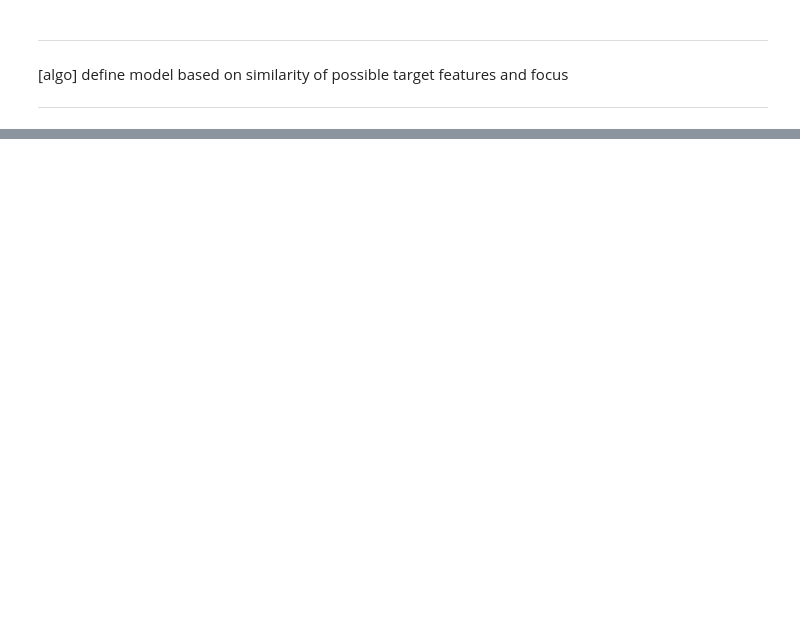
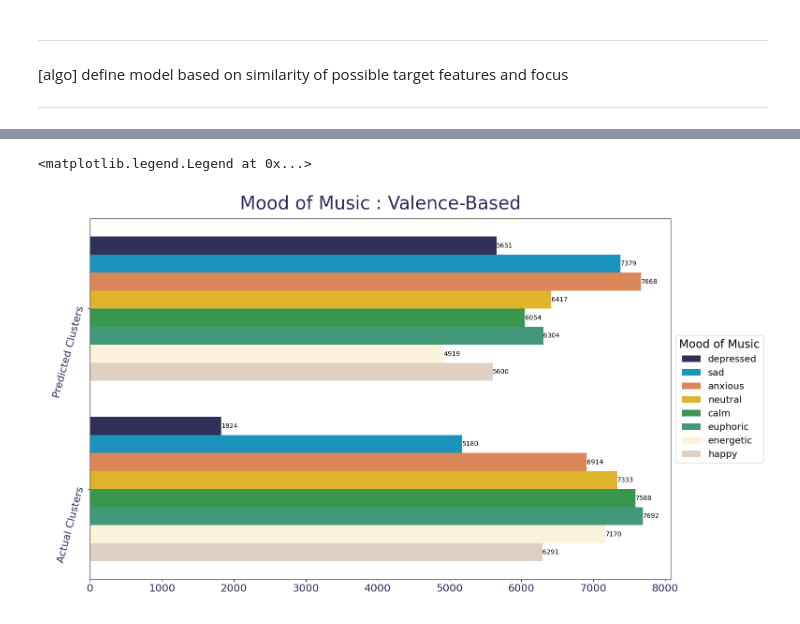
Before and after one commit to ShahiW/moosic, a Jupyter notebook: notebooks/moosic_baseline.ipynb, the cells around one changed output, grey strips where cells are left out. Drawn from its saved outputs; the diff is of its cells as text; code cells hidden in the pictures; blank space fills up the shorter version.

```diff
--- a/notebooks/moosic_baseline.ipynb
+++ b/notebooks/moosic_baseline.ipynb
@@ -526,0 +740,11 @@ References
+# %%
+# check for null values in the final data gotten from clustering
+
+
+
+null_clustered_rows = final_data[final_data.isnull().T.any()].index
+final_data = final_data.drop(null_clustered_rows)
+
+print(final_data['k_clusters'].isnull().T.any())
+print(final_data['mood_label'].isnull().T.any())
+print(final_data['mood_class'].isnull().T.any())
@@ -526,0 +1027,47 @@ References
+# %%
+
+# plot count of data samples in clusters by predicted mood vs actual mood label for the music tracks
+
+final_data_plot = final_data[['k_clusters', 'mood_class']].melt(var_name='Music mood clusters', value_name= 'Mood labels' )
+
+fig, ax = plt.subplots(figsize=(16, 10))
+
+sns.countplot(data= final_data_plot, y='Music mood clusters', hue='Mood labels', color=custom_palette)
+
+
+#plt.xticks([0, 1], ["Predicted", "Actual"], rotation=45)
+plt.yticks([0, 1], ["Predicted Clusters", "Actual Clusters"], rotation=75)
+
+
+for container in ax.containers:
+    ax.bar_label(container)
+
+
+
+#plt.xlabel('Count (in Thousands)', fontsize=20, color='#2B2960', labelpad=12);
+#plt.ylabel("Clusters", fontsize=20, color='#2B2960', labelpad=10);
+
+plt.xlabel(' ')
+plt.ylabel(' ')
+
+plt.title("Mood of Music : Valence-Based", fontsize=28, color='#2B2960', pad=15)
+
+plt.xticks(color='#2B2960',fontsize=16)
+plt.yticks(color='#2B2960', fontsize=16)
+
+
+plt.legend(
+    title= "Mood of Music",
+    labels = ["depressed", "sad", "anxious",  "neutral", "calm", "euphoric", "energetic", "happy"],
+    loc='center left',
+    bbox_to_anchor=(1.0, 0.5),
+    fontsize='x-large',
+    title_fontsize='xx-large'
+    )
+
+# plt.legend(loc='center left', bbox_to_anchor=(1.0, 0.5))
+
+# mood_of_music_val1dbased.png
+# %% [output]
+<matplotlib.legend.Legend at 0x...>
+[figure, added]
```
Also changed, not shown: parts of 77 cells of this notebook.
